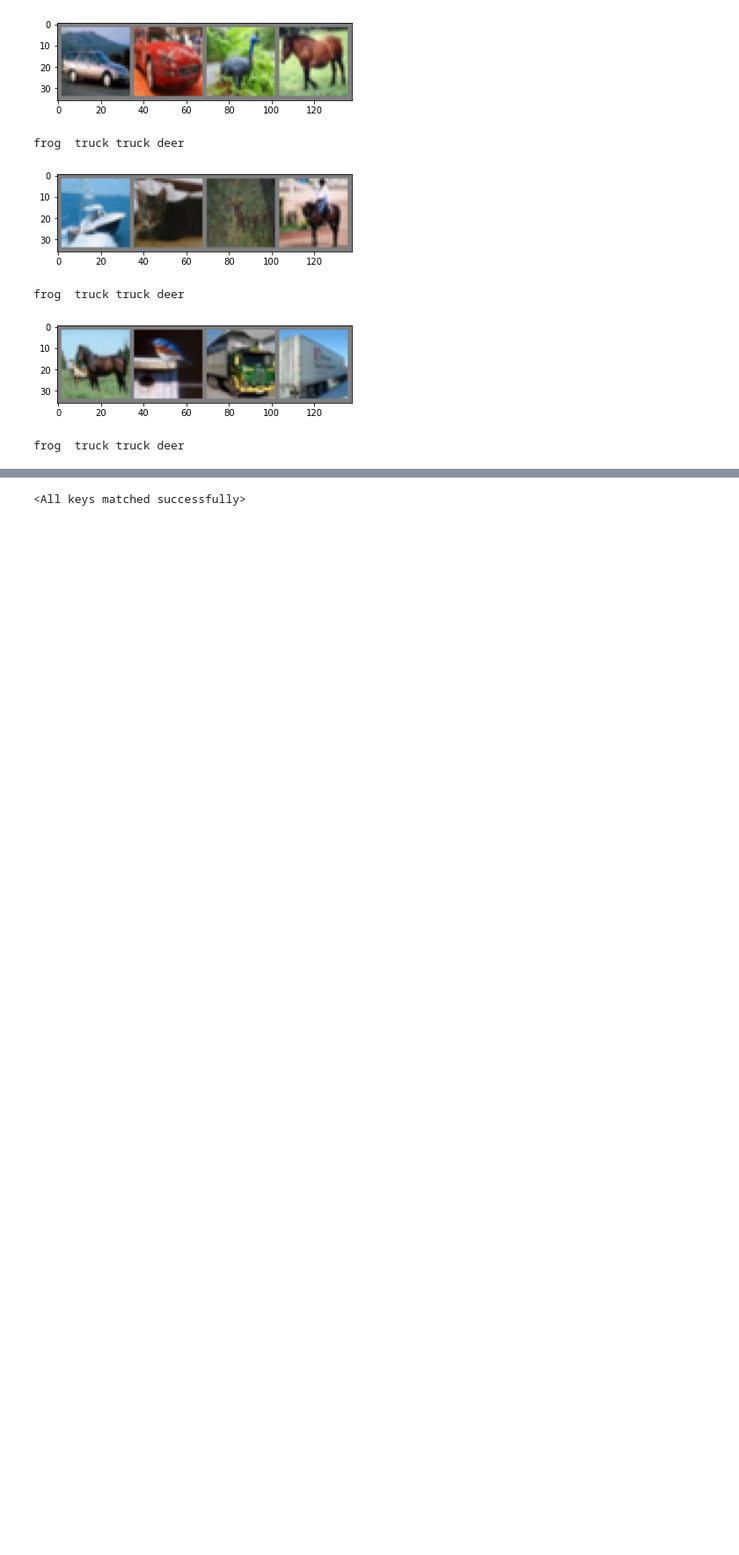
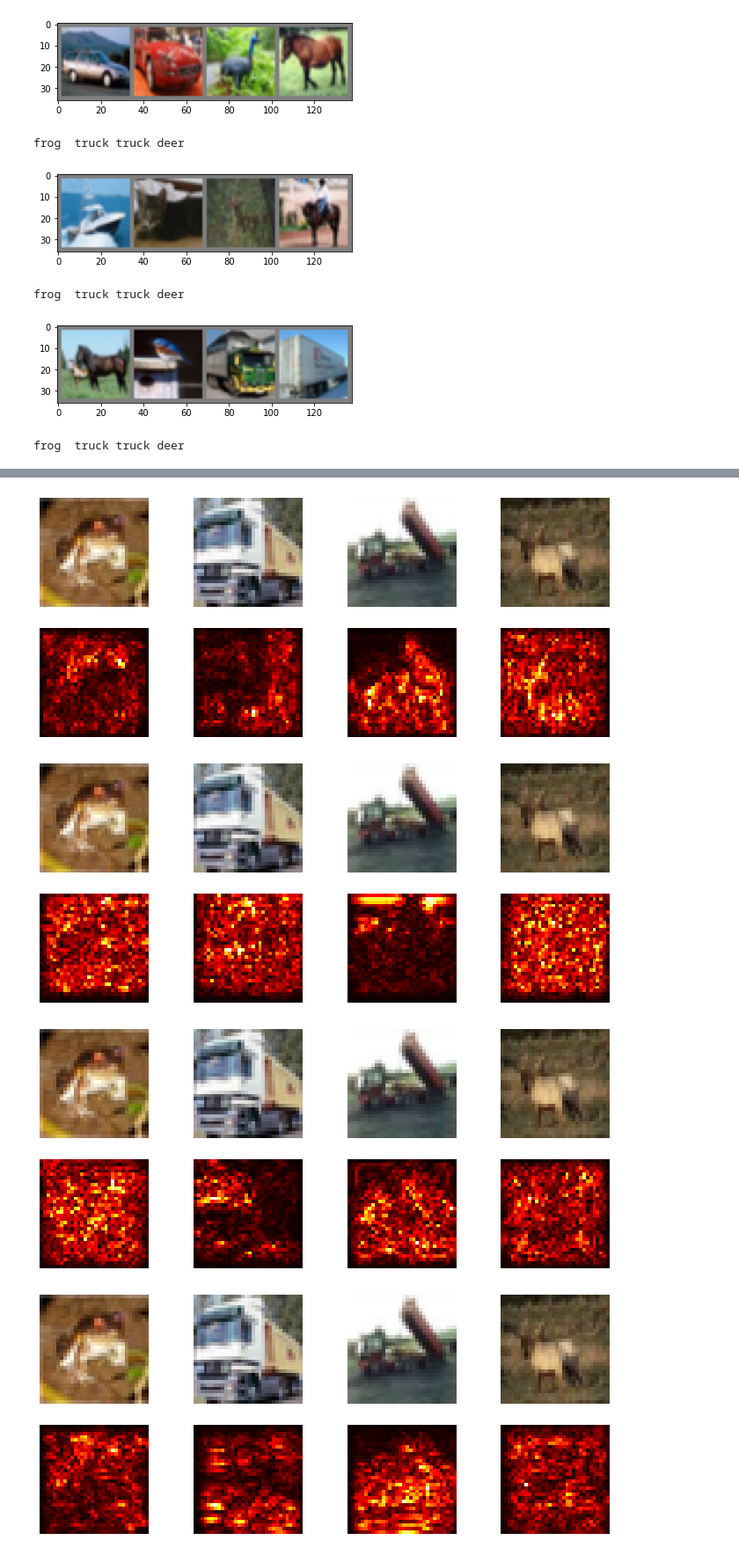
Before and after one commit to grantsrb/dinoclr, a Jupyter notebook: SaliencyMaps.ipynb, the cells around one changed output, grey strips where cells are left out. Shown at 88% size. Cells and saved outputs as stored; diff of their text form; code cells hidden in the pictures; blank space fills up the shorter version.

Commit message:
fix image clipping

```diff
--- a/SaliencyMaps.ipynb
+++ b/SaliencyMaps.ipynb
@@ -81,20 +109,17 @@ def compute_saliency_maps(X, y, model, leaf_idx=0):
     N, C, H, W = X.shape
     model.eval()
     model.backbone.leaf_idx = leaf_idx
-#     leaf = model.cnns[leaf_idx]
     X.requires_grad_()
 
-    scores = model(X)
-#     scores = scores.gather(1, y.view(-1, 1)).squeeze()
+    scores = model(X.cuda())
     loss = scores.sum()
     model.zero_grad()
-#     scores.backward(torch.ones(N))
     loss.backward()
     saliency = X.grad.data
     saliency, _ = saliency.abs().max(1)
     model.leaf_idx = None
 
-    return saliency
+    return saliency.cpu()
 # %%
 def show_saliency_maps(X, y, model, leaf_idx):
     """
@@ -115,6 +140,7 @@ def show_saliency_maps(X, y, model, leaf_idx):
 
     saliency = saliency.detach().cpu().numpy()
     N = X.shape[0]
+    X = (X+1)/2
     for i in range(N):
         plt.subplot(2, N, i + 1)
         plt.imshow(X[i].detach().data.cpu().numpy().transpose((1,2,0)))
@@ -124,34 +150,16 @@ def show_saliency_maps(X, y, model, leaf_idx):
         plt.axis('off')
         plt.gcf().set_size_inches(12, 5)
     plt.show()
-# %%
-import models
-import utils
-from vision_transformer import DINOHead
-
-checkpt_path = "/mnt/fs1/grantsrb/dinoclr_saves/avgpoolchans8-16-24-48-128ksizes2/checkpoint.pth"
-checkpt = torch.load(checkpt_path, map_location='cpu')
-kwgs = {
-    "n_cnns": 8,
-    "inpt_shape": (3,32,32),
-    "chans": [8,16,24,48,96],
-    "ksizes": 2,
-    "strides": 1,
-    "paddings": 0,
-    "lnorm": True,
-    "out_dim": 65536,
-}
-teacher = models.__dict__["TreeCNN"](**kwgs)
-teacher = utils.MultiCropWrapper(
-    teacher,
-    DINOHead(teacher.out_dim, kwgs["out_dim"], False),
-)
-teacher.load_state_dict(checkpt["teacher"])
-# %% [output]
-<All keys matched successfully>
 # %%
-for i in range(5):
+dataiter = iter(trainloader)
+teacher.cuda();
+for i in range(10):
     X, y = dataiter.next()
     for leaf in range(8):
         show_saliency_maps(X, y, teacher, leaf)
+teacher.cpu();
 # %% [output]
+[figure, new version]
+[figure, new version]
+[figure, new version]
+[figure, new version]
```
Also changed, not shown: parts of 3 cells of this notebook.
